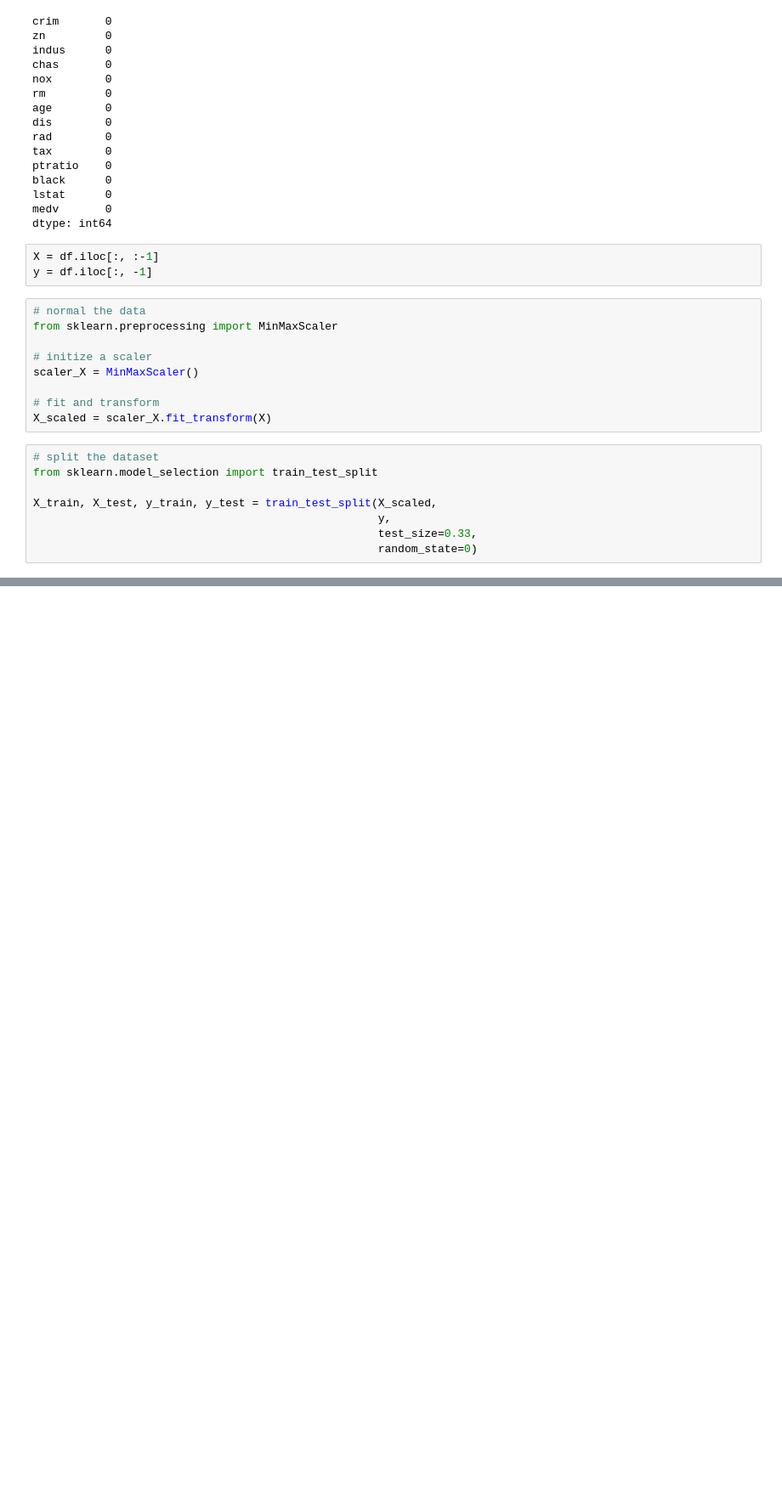
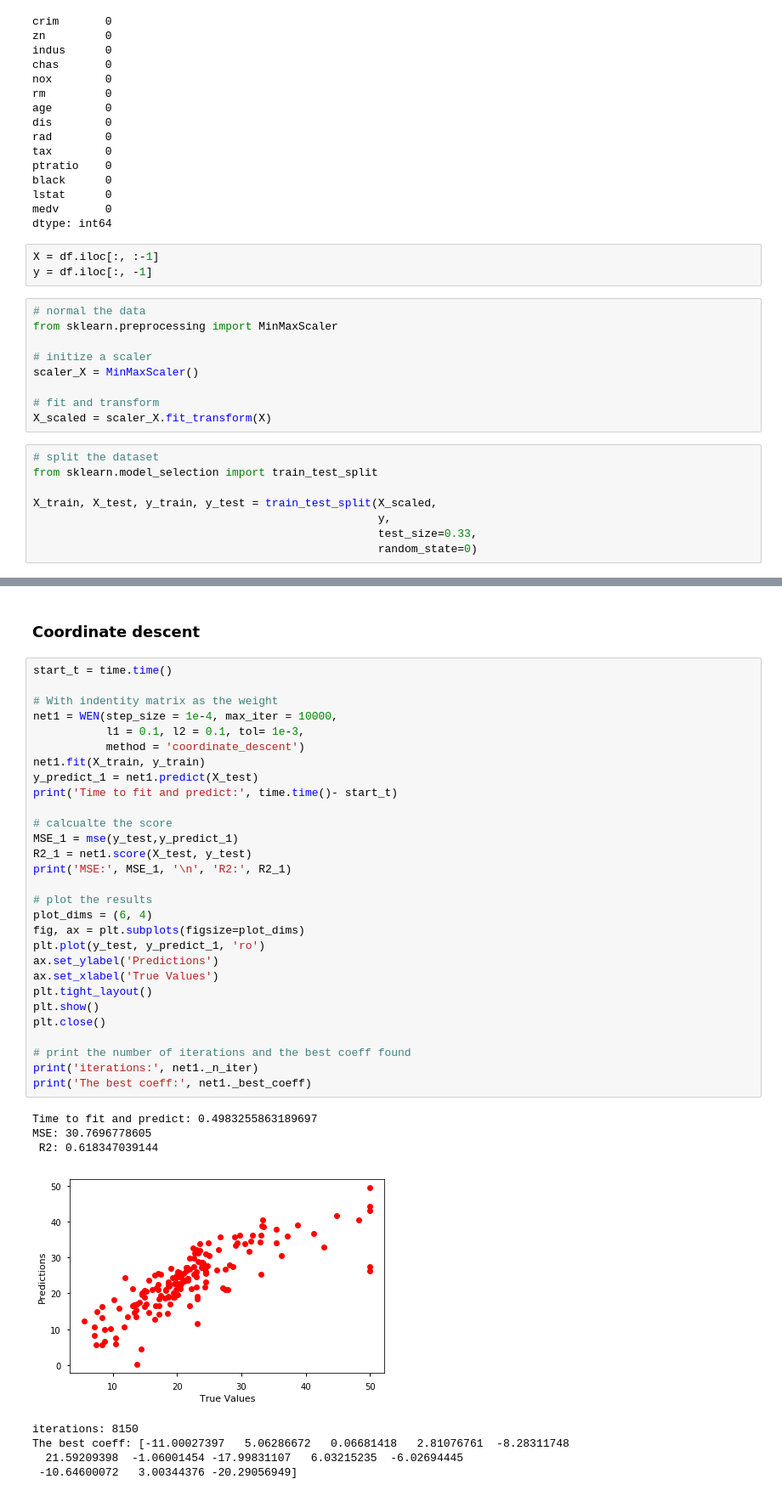
Before and after one commit to OrangeWong/weighted_elastic_net, a Jupyter notebook: Weighted_elastic_net.ipynb, the cells around one changed output, grey strips where cells are left out. Shown: that part at 85% size. Cells and saved outputs as stored; diff of their text form; blank space fills up the shorter version.

```diff
--- a/Weighted_elastic_net.ipynb
+++ b/Weighted_elastic_net.ipynb
@@ -122,0 +110,40 @@ array([ -7.44212451,   0.67029348,  -1.54704442,  20.10449748,
+# %% [markdown]
+### Coordinate descent
+# %%
+start_t = time.time()
+
+# With indentity matrix as the weight
+net1 = WEN(step_size = 1e-4, max_iter = 10000,
+           l1 = 0.1, l2 = 0.1, tol= 1e-3,
+           method = 'coordinate_descent')
+net1.fit(X_train, y_train)
+y_predict_1 = net1.predict(X_test)
+print('Time to fit and predict:', time.time()- start_t)
+
+# calcualte the score
+MSE_1 = mse(y_test,y_predict_1)
+R2_1 = net1.score(X_test, y_test)
+print('MSE:', MSE_1, '\n', 'R2:', R2_1)
+
+# plot the results
+plot_dims = (6, 4)
+fig, ax = plt.subplots(figsize=plot_dims)
+plt.plot(y_test, y_predict_1, 'ro')
+ax.set_ylabel('Predictions')
+ax.set_xlabel('True Values')
+plt.tight_layout()
+plt.show()
+plt.close()
+
+# print the number of iterations and the best coeff found
+print('iterations:', net1._n_iter)
+print('The best coeff:', net1._best_coeff)
+# %% [output]
+Time to fit and predict: 0.4983255863189697
+MSE: 30.7696778605
+ R2: 0.618347039144
+[figure, added]
+iterations: 8150
+The best coeff: [-11.00027397   5.06286672   0.06681418   2.81076761  -8.28311748
+  21.59209398  -1.06001454 -17.99831107   6.03215235  -6.02694445
+ -10.64600072   3.00344376 -20.29056949]
```
Also changed, not shown: parts of 30 cells of this notebook.
